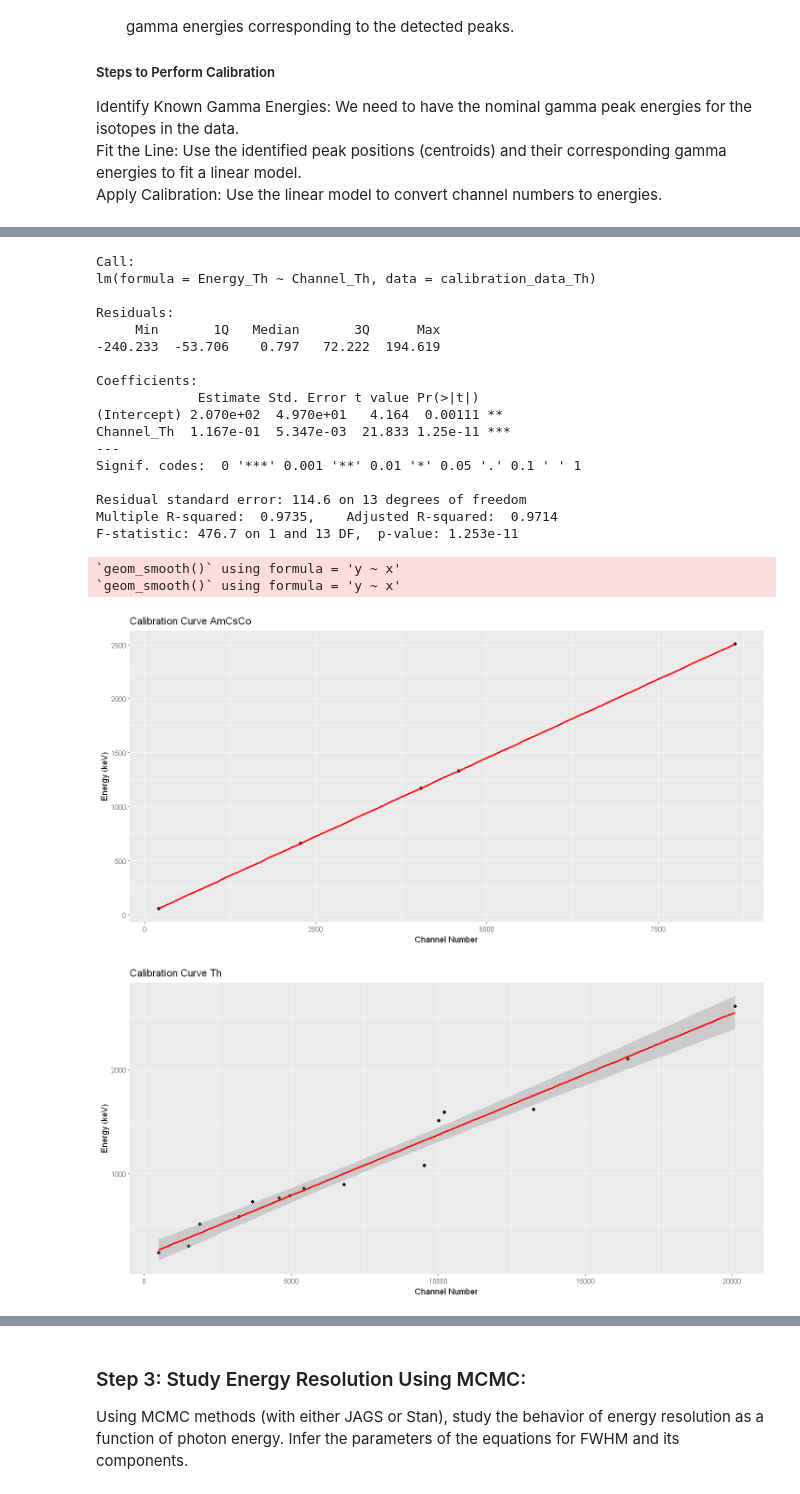
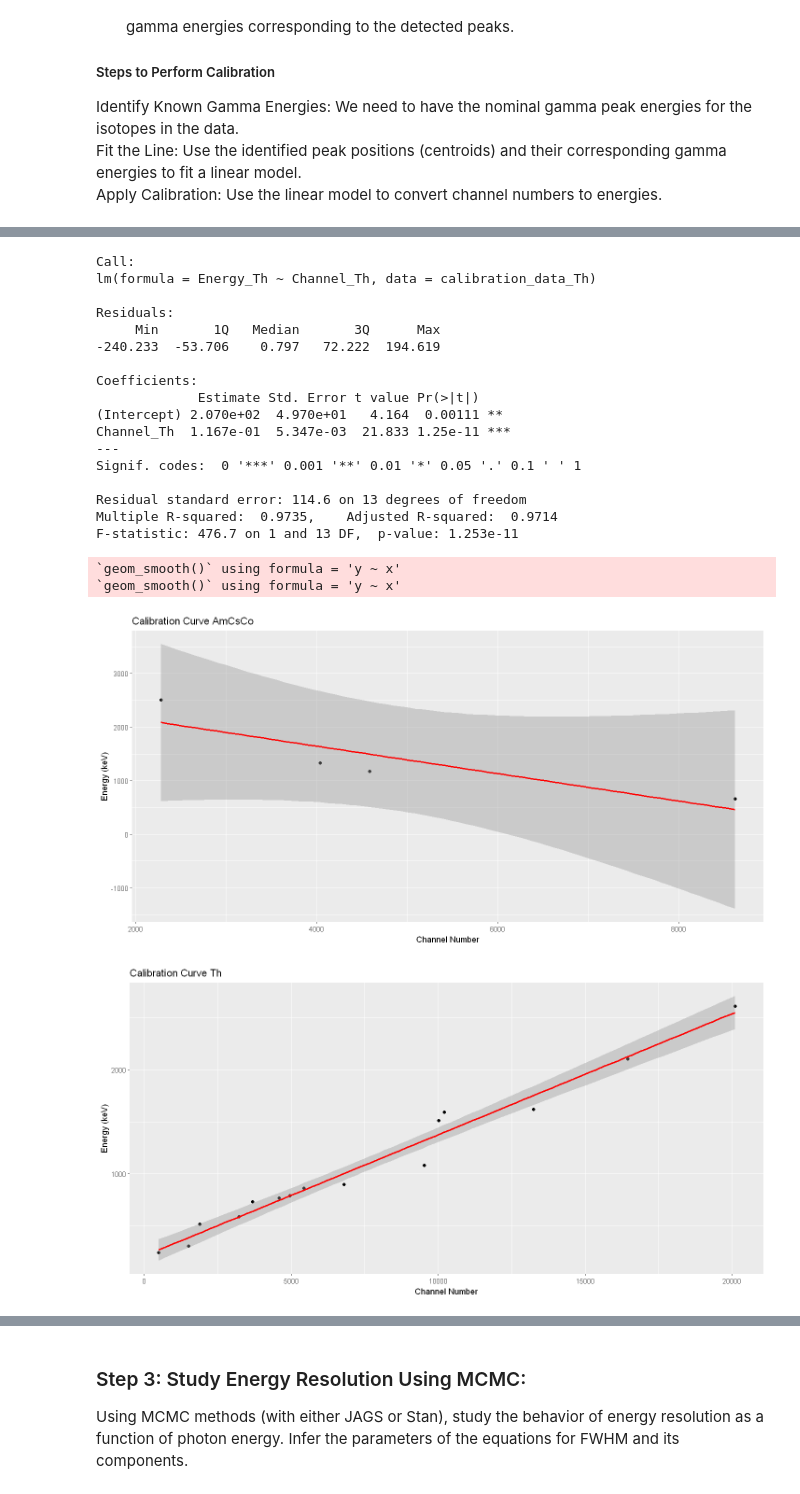
Before and after one commit to EugeniaBoccanera/R_project, a Jupyter notebook: Group_22.ipynb, the cells around one changed output, grey strips where cells are left out. Cells and saved outputs as stored; diff of their text form; code cells hidden in the pictures.

```diff
--- a/Group_22.ipynb
+++ b/Group_22.ipynb
@@ -268,7 +268,7 @@ find_and_return_peaks_around_x <- function(data, x_values, window_size, apply_sm
 position_co60 <- c(647, 3058, 3458)
 position_cs137 <- c(600, 1779)
 position_na22 <- c(609, 1366, 3302)
-position_AmCsCo<- c(206, 2280, 4041, 4589, 8623)
+position_AmCsCo<- c(2280, 4041, 4589, 8623)
 position_Th <- c( 485, 1504,1890,  3218, 3674, 4581,4948 , 5420, 6793, 9525, 10025, 10202,13240, 16452, 20099)
 plot_peaks_around_x(gr11_co60, "Spectrum of Co-60 with Peaks at Specified X Values", x_values =position_co60, window_size = 5, apply_smoothing = TRUE)
 plot_peaks_around_x(gr11_cs137, "Spectrum of Cs-137 with Peaks at Specified X Values", x_values = position_cs137, window_size = 5, apply_smoothing = TRUE)
@@ -438,7 +417,7 @@ Fit the Line: Use the identified peak positions (centroids) and their correspond
 Apply Calibration: Use the linear model to convert channel numbers to energies.
 # %%
 # Given gamma energies (in keV) corresponding to the detected peaks
-AmCsCo_energies <- c(59.5409, 661.657, 1173.228, 1332.492, 2505.69)
+AmCsCo_energies <- c(2505.69, 1332.492, 1173.228, 661.657)
 Th_energies <- c(238.632, 300.089, 510.74, 583.187, 727.330, 763.45 , 785.37, 860.53, 893.408, 1078.63, 1512.70, 1592.511, 1620.738, 2103.511, 2614.511)
 
 # Create a data frame with the positions and corresponding energies
@@ -492,23 +471,23 @@ F-statistic: 1.348e+07 on 1 and 3 DF,  p-value: 4.455e-11
 Call:
 lm(formula = Energy_Th ~ Channel_Th, data = calibration_data_Th)
 
 Residuals:
      Min       1Q   Median       3Q      Max
 -240.233  -53.706    0.797   72.222  194.619
 
 Coefficients:
              Estimate Std. Error t value Pr(>|t|)
 (Intercept) 2.070e+02  4.970e+01   4.164  0.00111 **
 Channel_Th  1.167e-01  5.347e-03  21.833 1.25e-11 ***
 ---
 Signif. codes:  0 '***' 0.001 '**' 0.01 '*' 0.05 '.' 0.1 ' ' 1
 
 Residual standard error: 114.6 on 13 degrees of freedom
 Multiple R-squared:  0.9735,    Adjusted R-squared:  0.9714
 F-statistic: 476.7 on 1 and 13 DF,  p-value: 1.253e-11
 `geom_smooth()` using formula = 'y ~ x'
 `geom_smooth()` using formula = 'y ~ x'
-[figure, old version]
+[figure, new version]
 [figure]
 # %%
 # Define the function to convert channel to energy
```
Also changed, not shown: parts of 17 cells of this notebook.
